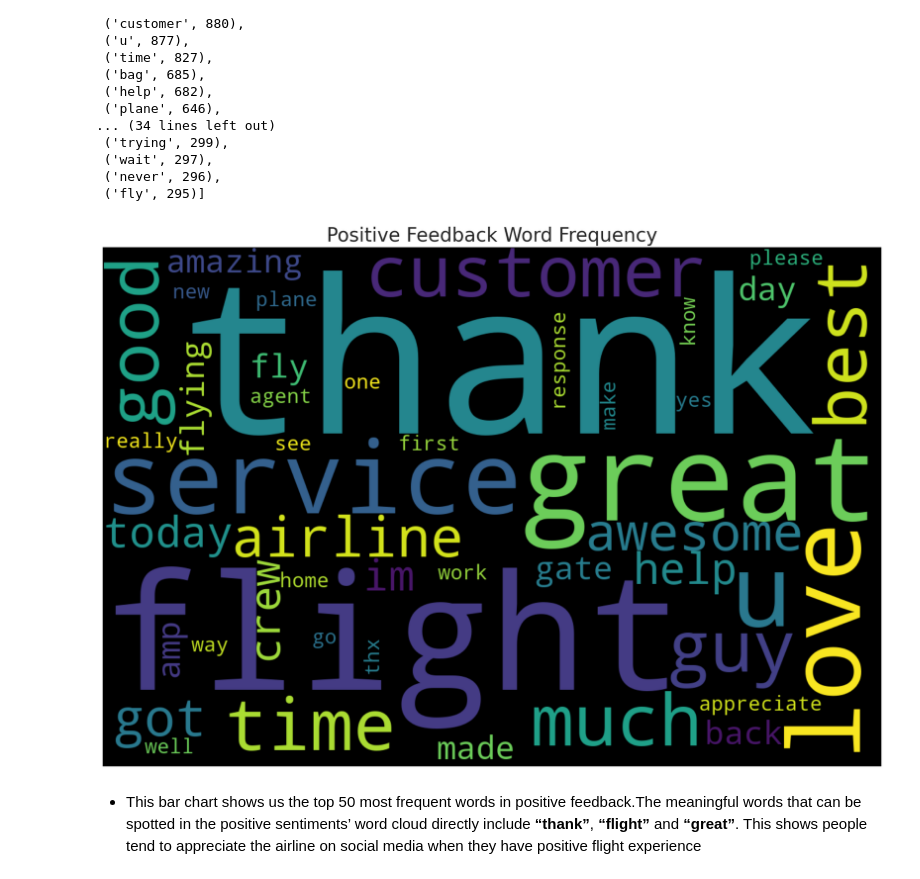
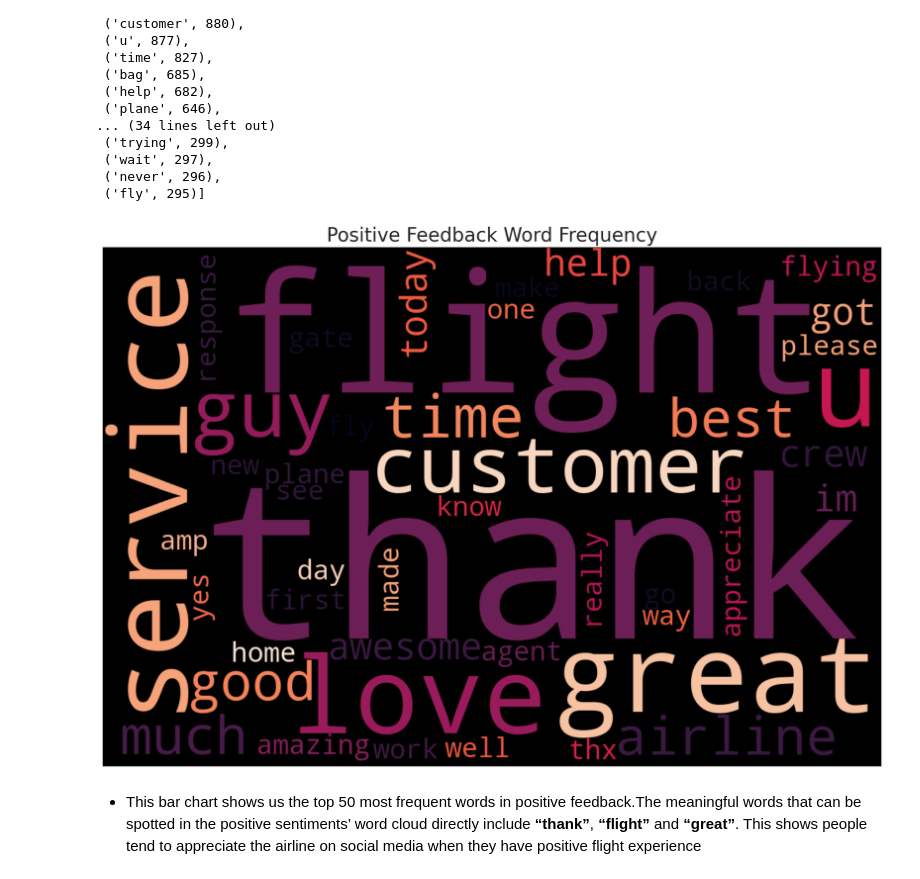
Before and after one commit to jadecebeci/Twitter-Sentiment-Analysis-on-Airlines, a Jupyter notebook: Preprocessing_and_Modeling.ipynb, the cells around one changed output. Saved outputs shown, nothing was run; the diff lists cells and outputs as text; code cells hidden in the pictures.

```diff
--- a/Preprocessing_and_Modeling.ipynb
+++ b/Preprocessing_and_Modeling.ipynb
@@ -307,16 +314,16 @@ freq =FreqDist(all_positive_corpus).most_common(50)
 # %%
 from wordcloud import WordCloud
 all_positive_corpus = ' '.join(w[0] for w in freq)
-airline_wordcloud = WordCloud(width = 1200, height = 800).generate(all_positive_corpus)
+airline_wordcloud = WordCloud(width = 1200, height = 800 , background_color='black', colormap='rocket').generate(all_positive_corpus)
 
 
 plt.figure(figsize=(20,10))
 plt.imshow(airline_wordcloud, interpolation='bilinear')
 plt.title('Positive Feedback Word Frequency' , fontsize = 20)
 plt.axis("off")
 plt.show()
 # %% [output]
-[figure, old version]
+[figure, new version]
 # %% [markdown]
 - This bar chart shows us the top 50 most frequent words in positive feedback.The meaningful words that can be spotted in the positive sentiments’ word cloud directly include **“thank”**, **“flight”** and **“great”**. This shows people tend to appreciate the airline on social media when they have positive flight experience
 # %%
```
Also changed, not shown: parts of 27 cells of this notebook.
